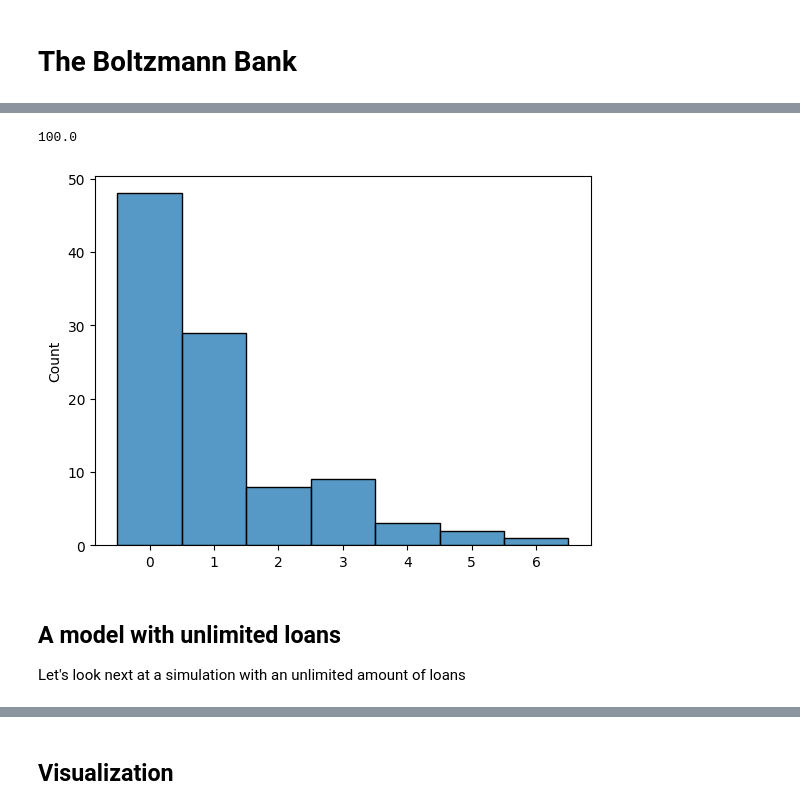
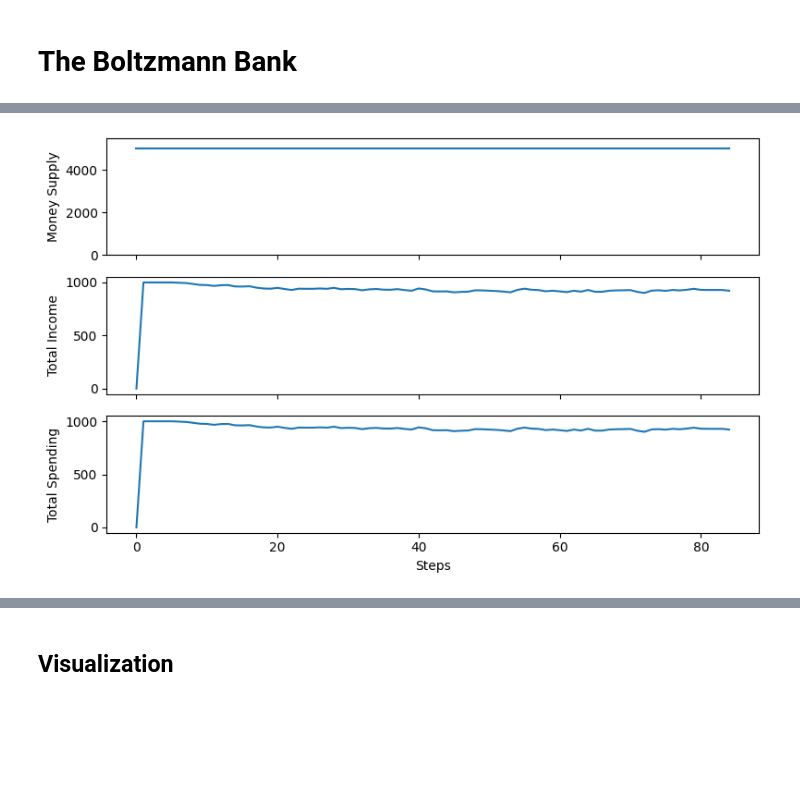
Before and after one commit to fillstaley/econolab, a Jupyter notebook: boltzmann-bank.ipynb, the cells around one changed output, grey strips where cells are left out. Saved outputs shown, nothing was run; the diff lists cells and outputs as text; code cells hidden in the pictures; blank space fills up the shorter version.

Commit message:
made many changes to loan application process

```diff
--- a/boltzmann-bank.ipynb
+++ b/boltzmann-bank.ipynb
@@ -25,22 +29,9 @@ If an `Individual` has a loan due (or overdue) on a step, they will try to repay
 Let's start with a simulation without any loans. In this model, individuals will be gifted a specifiable amount of money when they first open their account (during the initialization of the model). After that, the only way individuals can get more money is if they receive some from other individuals. The money supply will therefore be constant throughout the simulation.
 # %%
 no_loans_model = BoltzmannBank(
-    num_individuals = 100,
-    init_gift = 1,
-    debt_limit = 0,
+    num_individuals = 1000,
+    init_gift = 5,
 )
 
-for _ in range(100):
+for _ in range(7*4*3):
     no_loans_model.step()
-# %%
-no_loans_model.money_supply
-# %% [output]
-100.0
-# %%
-sns.histplot(no_loans_model.individual_wealth_curve, discrete=True);
-# %% [output]
-[figure, removed]
-# %% [markdown]
-## A model with unlimited loans
-
-Let's look next at a simulation with an unlimited amount of loans
@@ -52,0 +38,21 @@ model = BoltzmannBank(
+# %%
+model_df = no_loans_model.datacollector.get_model_vars_dataframe()
+
+fig, axes = plt.subplots(3, 1, sharex=True, figsize=(8, 5))
+
+sns.lineplot(data=model_df["Money Supply"], ax=axes[0])
+axes[0].set_ylabel("Money Supply")
+axes[0].set_ylim(0, model_df["Money Supply"].max() * 1.1)
+
+sns.lineplot(data=model_df["Total Income"], ax=axes[1])
+axes[1].set_ylabel("Total Income")
+
+sns.lineplot(data=model_df["Total Spending"], ax=axes[2])
+axes[2].set_ylabel("Total Spending")
+
+axes[2].set_xlabel("Steps")
+
+plt.tight_layout()
+plt.show();
+# %% [output]
+[figure, added]
```
Also changed, not shown: parts of 18 cells of this notebook, 3 other files.
